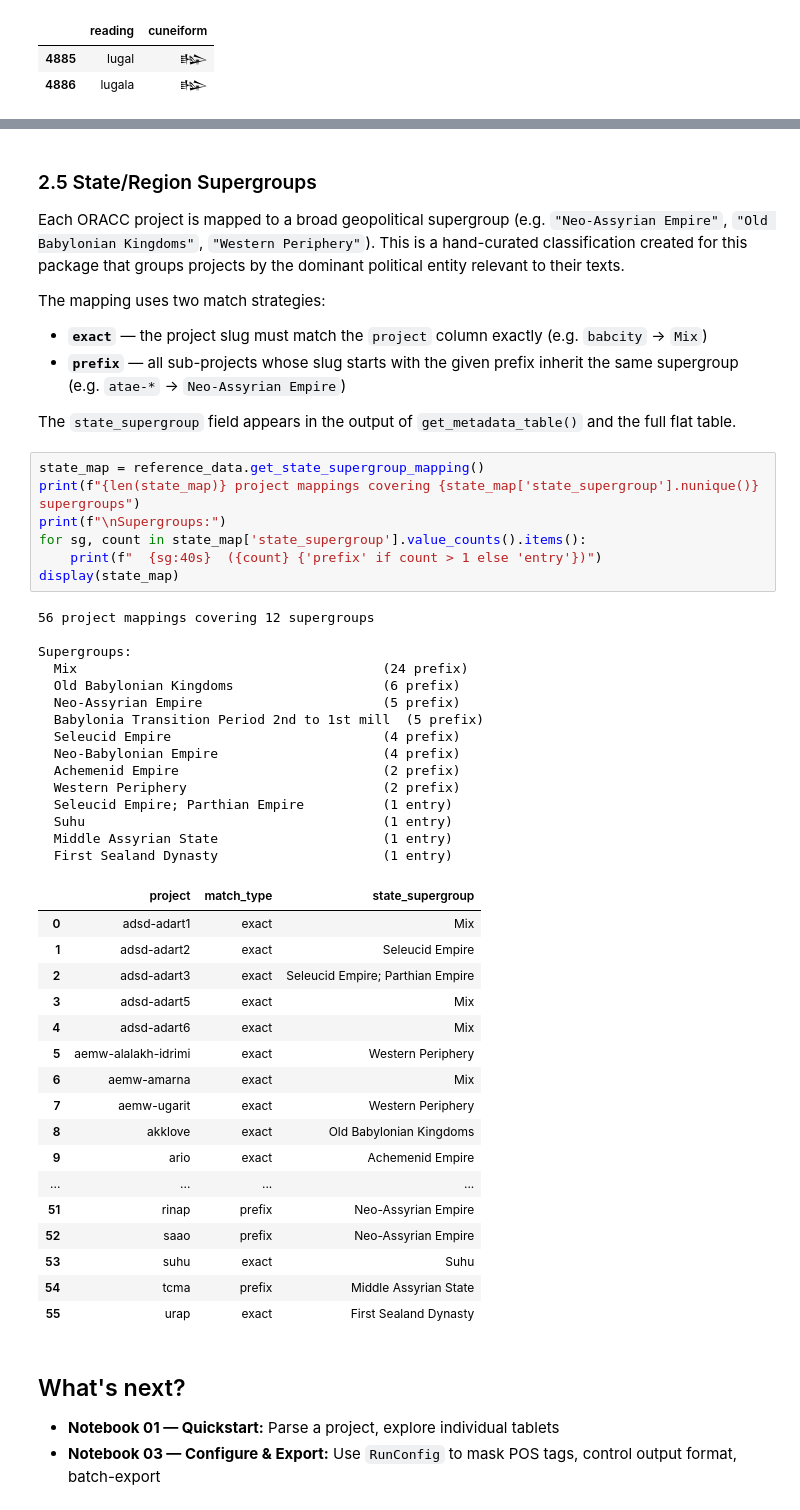
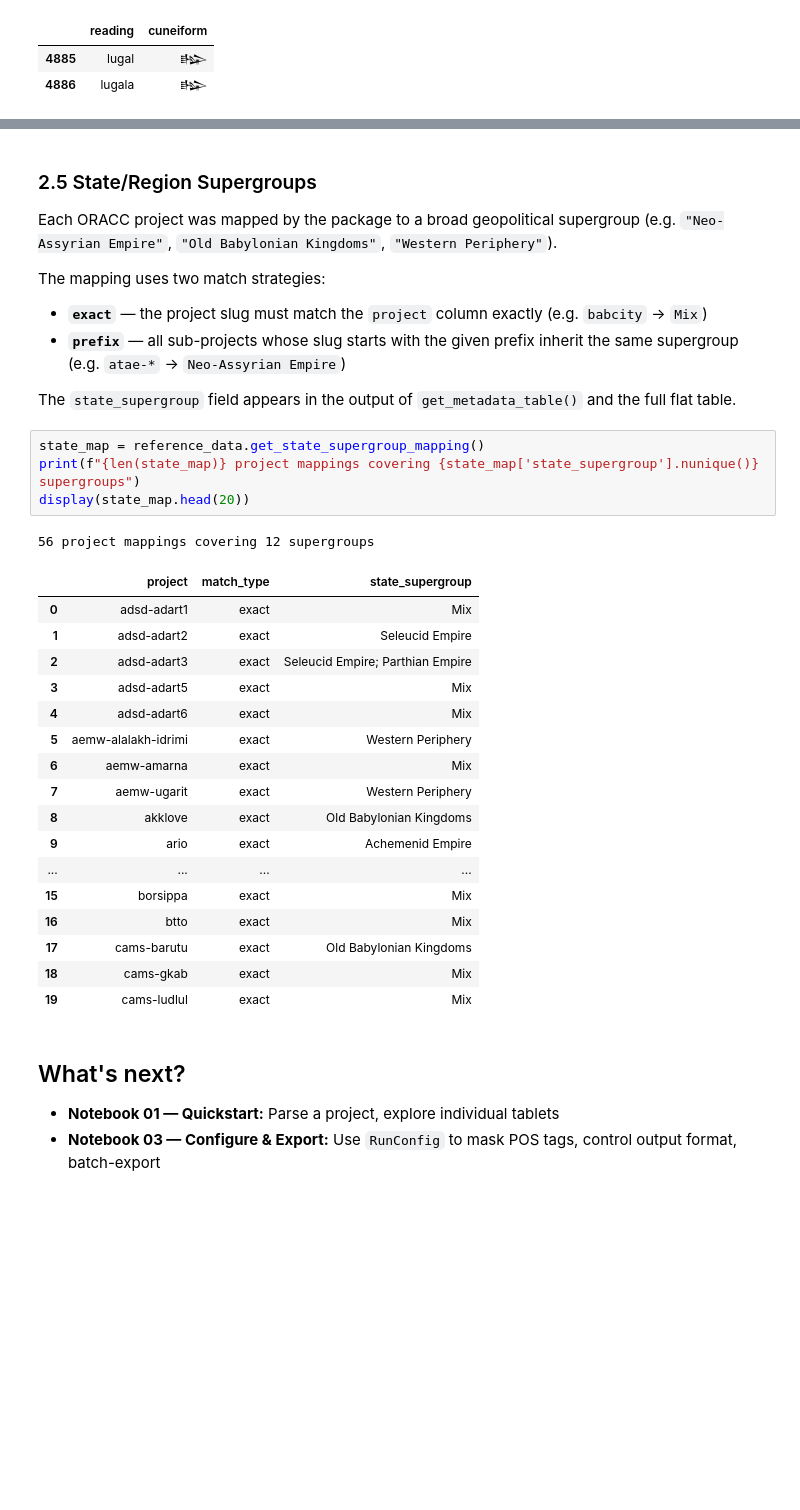
Before and after one commit to shaharspencer/oracc-parser, a Jupyter notebook: notebooks/04_reference_data.ipynb, the cells around one changed output, grey strips where cells are left out. Saved outputs shown, nothing was run; the diff lists cells and outputs as text; blank space fills up the shorter version.

Commit message:
update explanations and display code

```diff
--- a/notebooks/04_reference_data.ipynb
+++ b/notebooks/04_reference_data.ipynb
@@ -313,7 +352,7 @@ There are 35 language variants. The base languages are:
 # %% [markdown]
 ### 2.5 State/Region Supergroups
 
-Each ORACC project is mapped to a broad geopolitical supergroup (e.g. `"Neo-Assyrian Empire"`, `"Old Babylonian Kingdoms"`, `"Western Periphery"`). This is a hand-curated classification created for this package that groups projects by the dominant political entity relevant to their texts.
+Each ORACC project was mapped by the package to a broad geopolitical supergroup (e.g. `"Neo-Assyrian Empire"`, `"Old Babylonian Kingdoms"`, `"Western Periphery"`).
 
 The mapping uses two match strategies:
 - **`exact`** — the project slug must match the `project` column exactly (e.g. `babcity` → `Mix`)
@@ -323,43 +362,26 @@ The `state_supergroup` field appears in the output of `get_metadata_table()` and
 # %%
 state_map = reference_data.get_state_supergroup_mapping()
 print(f"{len(state_map)} project mappings covering {state_map['state_supergroup'].nunique()} supergroups")
-print(f"\nSupergroups:")
-for sg, count in state_map['state_supergroup'].value_counts().items():
-    print(f"  {sg:40s}  ({count} {'prefix' if count > 1 else 'entry'})")
-display(state_map)
+display(state_map.head(20))
 # %% [output]
 56 project mappings covering 12 supergroups
-
-Supergroups:
-  Mix                                       (24 prefix)
-  Old Babylonian Kingdoms                   (6 prefix)
-  Neo-Assyrian Empire                       (5 prefix)
-  Babylonia Transition Period 2nd to 1st mill  (5 prefix)
-  Seleucid Empire                           (4 prefix)
-  Neo-Babylonian Empire                     (4 prefix)
-  Achemenid Empire                          (2 prefix)
-  Western Periphery                         (2 prefix)
-  Seleucid Empire; Parthian Empire          (1 entry)
-  Suhu                                      (1 entry)
-  Middle Assyrian State                     (1 entry)
-  First Sealand Dynasty                     (1 entry)
 |  | project | match_type | state_supergroup |
 | 0 | adsd-adart1 | exact | Mix |
 | 1 | adsd-adart2 | exact | Seleucid Empire |
 | 2 | adsd-adart3 | exact | Seleucid Empire; Parthian Empire |
 | 3 | adsd-adart5 | exact | Mix |
 | 4 | adsd-adart6 | exact | Mix |
 | 5 | aemw-alalakh-idrimi | exact | Western Periphery |
 | 6 | aemw-amarna | exact | Mix |
 | 7 | aemw-ugarit | exact | Western Periphery |
 | 8 | akklove | exact | Old Babylonian Kingdoms |
 | 9 | ario | exact | Achemenid Empire |
 | ... | ... | ... | ... |
-| 51 | rinap | prefix | Neo-Assyrian Empire |
-| 52 | saao | prefix | Neo-Assyrian Empire |
-| 53 | suhu | exact | Suhu |
-| 54 | tcma | prefix | Middle Assyrian State |
-| 55 | urap | exact | First Sealand Dynasty |
+| 15 | borsippa | exact | Mix |
+| 16 | btto | exact | Mix |
+| 17 | cams-barutu | exact | Old Babylonian Kingdoms |
+| 18 | cams-gkab | exact | Mix |
+| 19 | cams-ludlul | exact | Mix |
 # %% [markdown]
 ## What's next?
 
```
Also changed, not shown: parts of 10 cells of this notebook.
